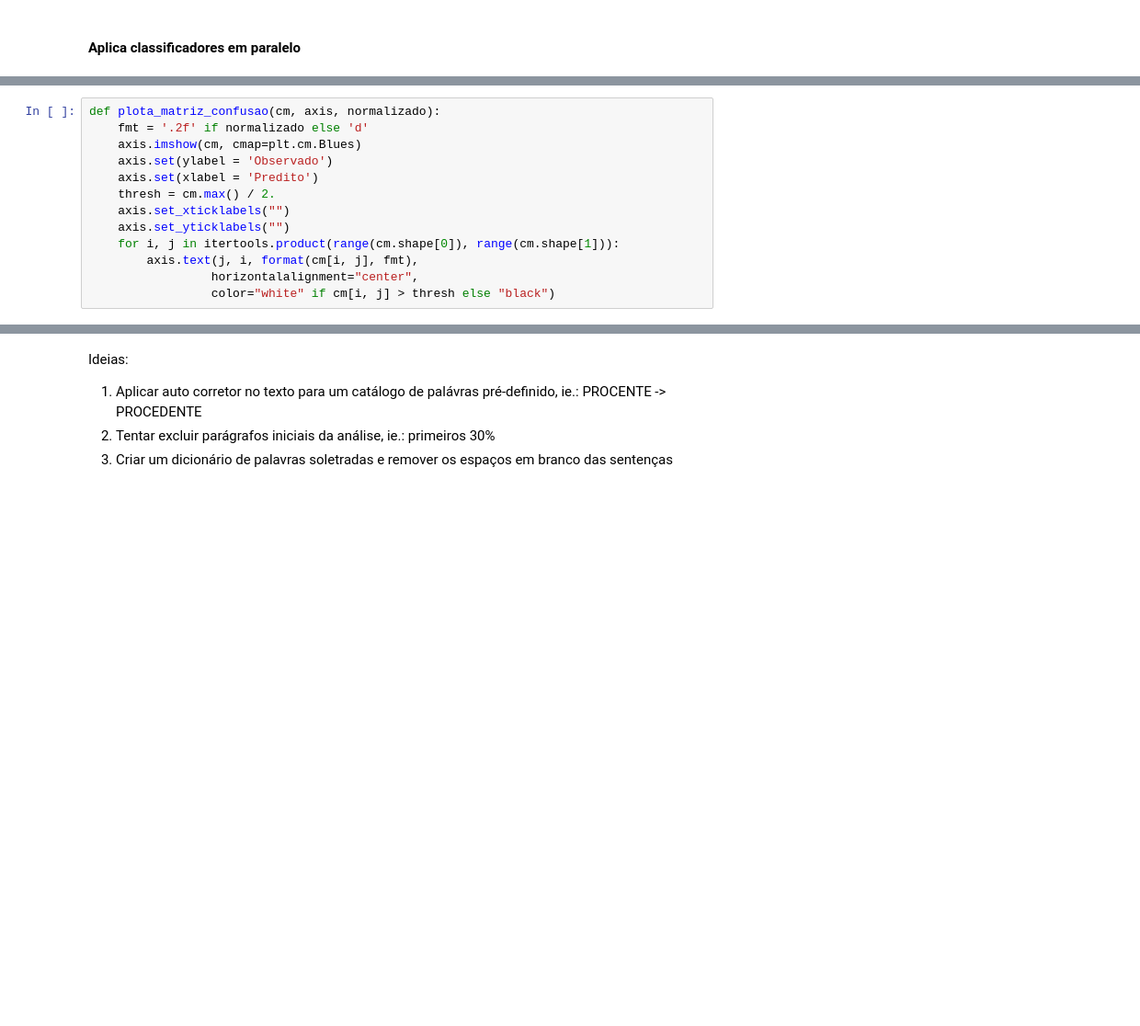
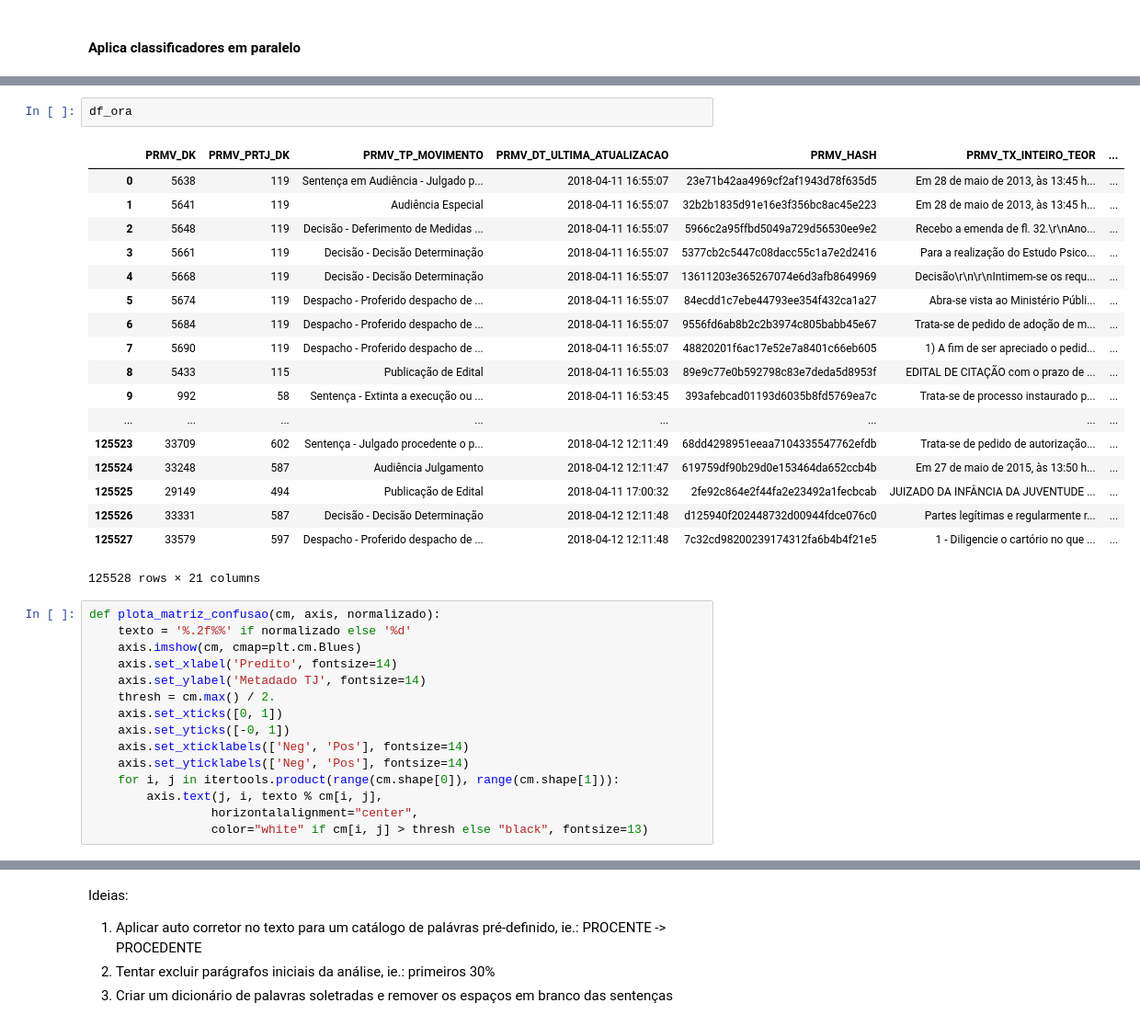
Before and after one commit to MinisterioPublicoRJ/classificador-lyra-notebooks, a Jupyter notebook: Procedencia-Regex_01.ipynb, the cells around one changed output, grey strips where cells are left out. Shown at 92% size. Drawn from its saved outputs; the diff is of its cells as text; blank space fills up the shorter version.

```diff
--- a/Procedencia-Regex_01.ipynb
+++ b/Procedencia-Regex_01.ipynb
@@ -115,14 +126,37 @@ Wall time: 27 s
+# %%
+df_ora
+# %% [output]
+|  | PRMV_DK | PRMV_PRTJ_DK | PRMV_TP_MOVIMENTO | PRMV_DT_ULTIMA_ATUALIZACAO | PRMV_HASH | PRMV_TX_INTEIRO_TEOR | ... |
+| 0 | 5638 | 119 | Sentença em Audiência - Julgado p... | 2018-04-11 16:55:07 | 23e71b42aa4969cf2af1943d78f635d5 | Em 28 de maio de 2013, às 13:45 h... | ... |
+| 1 | 5641 | 119 | Audiência Especial | 2018-04-11 16:55:07 | 32b2b1835d91e16e3f356bc8ac45e223 | Em 28 de maio de 2013, às 13:45 h... | ... |
+| 2 | 5648 | 119 | Decisão - Deferimento de Medidas ... | 2018-04-11 16:55:07 | 5966c2a95ffbd5049a729d56530ee9e2 | Recebo a emenda de fl. 32.\r\nAno... | ... |
+| 3 | 5661 | 119 | Decisão - Decisão Determinação | 2018-04-11 16:55:07 | 5377cb2c5447c08dacc55c1a7e2d2416 | Para a realização do Estudo Psico... | ... |
+| 4 | 5668 | 119 | Decisão - Decisão Determinação | 2018-04-11 16:55:07 | 13611203e365267074e6d3afb8649969 | Decisão\r\n\r\nIntimem-se os requ... | ... |
+| 5 | 5674 | 119 | Despacho - Proferido despacho de ... | 2018-04-11 16:55:07 | 84ecdd1c7ebe44793ee354f432ca1a27 | Abra-se vista ao Ministério Públi... | ... |
+| 6 | 5684 | 119 | Despacho - Proferido despacho de ... | 2018-04-11 16:55:07 | 9556fd6ab8b2c2b3974c805babb45e67 | Trata-se de pedido de adoção de m... | ... |
+| 7 | 5690 | 119 | Despacho - Proferido despacho de ... | 2018-04-11 16:55:07 | 48820201f6ac17e52e7a8401c66eb605 | 1) A fim de ser apreciado o pedid... | ... |
+| 8 | 5433 | 115 | Publicação de Edital | 2018-04-11 16:55:03 | 89e9c77e0b592798c83e7deda5d8953f | EDITAL DE CITAÇÃO com o prazo de ... | ... |
+| 9 | 992 | 58 | Sentença - Extinta a execução ou ... | 2018-04-11 16:53:45 | 393afebcad01193d6035b8fd5769ea7c | Trata-se de processo instaurado p... | ... |
+| ... | ... | ... | ... | ... | ... | ... | ... |
+| 125523 | 33709 | 602 | Sentença - Julgado procedente o p... | 2018-04-12 12:11:49 | 68dd4298951eeaa7104335547762efdb | Trata-se de pedido de autorização... | ... |
+| 125524 | 33248 | 587 | Audiência Julgamento | 2018-04-12 12:11:47 | 619759df90b29d0e153464da652ccb4b | Em 27 de maio de 2015, às 13:50 h... | ... |
+| 125525 | 29149 | 494 | Publicação de Edital | 2018-04-11 17:00:32 | 2fe92c864e2f44fa2e23492a1fecbcab | JUIZADO DA INFÂNCIA DA JUVENTUDE ... | ... |
+| 125526 | 33331 | 587 | Decisão - Decisão Determinação | 2018-04-12 12:11:48 | d125940f202448732d00944fdce076c0 | Partes legítimas e regularmente r... | ... |
+| 125527 | 33579 | 597 | Despacho - Proferido despacho de ... | 2018-04-12 12:11:48 | 7c32cd98200239174312fa6b4b4f21e5 | 1 - Diligencie o cartório no que ... | ... |
+125528 rows × 21 columns
 # %%
 def plota_matriz_confusao(cm, axis, normalizado):
-    fmt = '.2f' if normalizado else 'd'
+    texto = '%.2f%%' if normalizado else '%d'
     axis.imshow(cm, cmap=plt.cm.Blues)
-    axis.set(ylabel = 'Observado')
-    axis.set(xlabel = 'Predito')
+    axis.set_xlabel('Predito', fontsize=14)
+    axis.set_ylabel('Metadado TJ', fontsize=14)
     thresh = cm.max() / 2.
-    axis.set_xticklabels("")
-    axis.set_yticklabels("")
+    axis.set_xticks([0, 1])
+    axis.set_yticks([-0, 1])
+    axis.set_xticklabels(['Neg', 'Pos'], fontsize=14)
+    axis.set_yticklabels(['Neg', 'Pos'], fontsize=14)
     for i, j in itertools.product(range(cm.shape[0]), range(cm.shape[1])):
-        axis.text(j, i, format(cm[i, j], fmt),
+        axis.text(j, i, texto % cm[i, j],
                  horizontalalignment="center",
-                 color="white" if cm[i, j] > thresh else "black")
+                 color="white" if cm[i, j] > thresh else "black", fontsize=13)
 # %%
```
Also changed, not shown: parts of 7 cells of this notebook, 1 other file.
